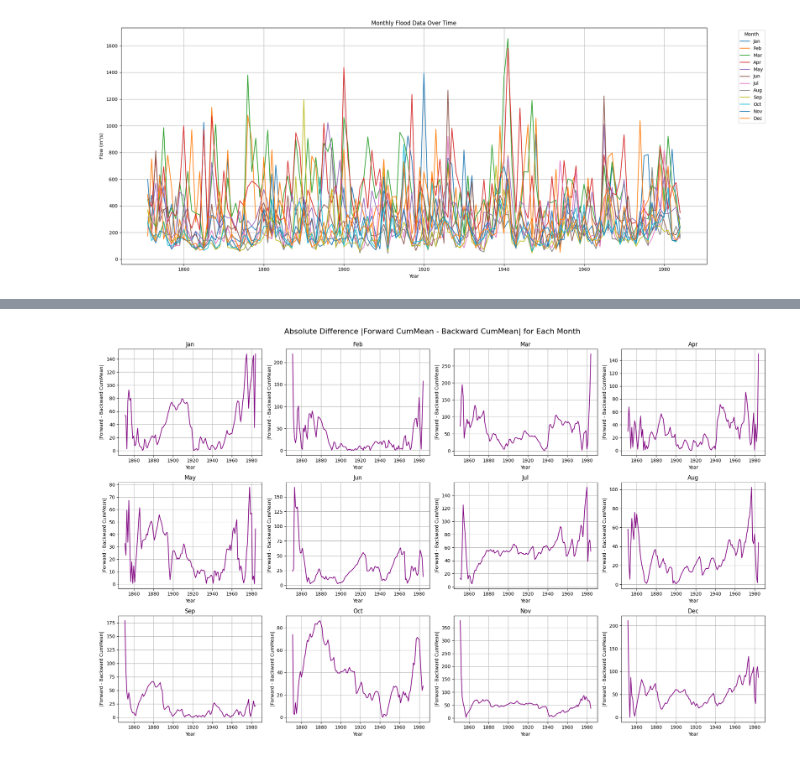
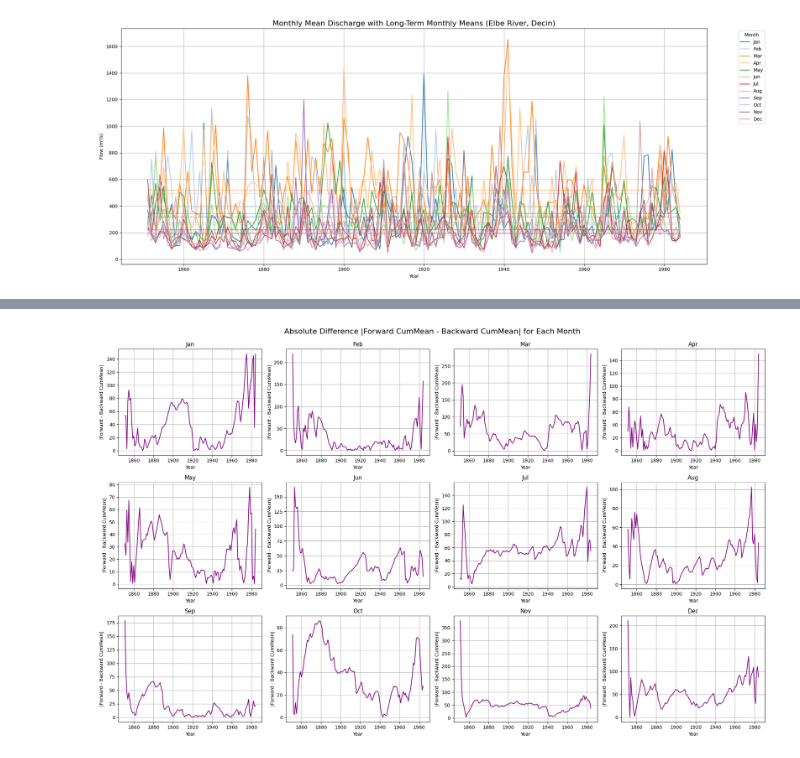
Before and after one commit to Shinyhunter95/Project-6070, a Jupyter notebook: Project_6070.ipynb, the cells around one changed output, grey strips where cells are left out. Drawn from its saved outputs; the diff is of its cells as text; code cells hidden in the pictures.

```diff
--- a/Project_6070.ipynb
+++ b/Project_6070.ipynb
@@ -84,20 +43,0 @@ seasonal_data = seasonal_data.iloc[1:]
-# %%
-import matplotlib.pyplot as plt
-
-fig, axes = plt.subplots(2, 2, figsize=(16, 10))
-axes = axes.flatten()
-
-for idx, season in enumerate(seasons.keys()):
-    axes[idx].plot(seasonal_data["Year"], seasonal_data[season], linestyle='-', color='purple')
-    axes[idx].set_title(season)
-    axes[idx].set_xlabel("Year")
-    axes[idx].set_ylabel("Flow (m³/s)")
-    axes[idx].grid(True)
-
-    # Tick every 20 years
-    axes[idx].set_xticks(range(seasonal_data["Year"].iloc[0], seasonal_data["Year"].iloc[-1]+1, 20))
-    axes[idx].tick_params(axis='x', rotation=45)
-
-plt.tight_layout()
-plt.suptitle("Seasonal Average Flood Data Over Time", fontsize=16, y=1.02)
-plt.show()
@@ -106,25 +100,29 @@ plt.show()
 # %%
+import matplotlib.pyplot as plt
+import matplotlib.cm as cm
+
+# Color palette with 12 distinct colors
+colors = cm.tab20.colors  # plenty for 12 months
+
 plt.figure(figsize=(20, 8))
 
-for month in months:
-    plt.plot(
-        df["Year"],
-        df[month],
-        linestyle='-',
-        label=month)
+for idx, month in enumerate(months):
+    # Plot monthly discharge
+    plt.plot(df["Year"], df[month], color=colors[idx], linewidth=1.5, label=month)
 
-plt.title("Monthly Flood Data Over Time")
+    # Long-term monthly mean as dashed line
+    plt.hlines(avg[idx], df["Year"].min(), df["Year"].max(),
+               colors=colors[idx], linestyles='--', linewidth=1)
+
+# Titles and labels
+plt.title("Monthly Mean Discharge with Long-Term Monthly Means (Elbe River, Decin)", fontsize=16)
 plt.xlabel("Year")
 plt.ylabel("Flow (m³/s)")
 plt.grid(True)
 
-# Legend outside the plot
-plt.legend(
-    title="Month",
-    bbox_to_anchor=(1.05, 1),
-    loc="upper left")
-
+# Legend outside plot
+plt.legend(title="Month", bbox_to_anchor=(1.05, 1), loc="upper left")
 plt.tight_layout()
 plt.show()
 # %% [output]
-[figure, old version]
+[figure, new version]
```
Also changed, not shown: parts of 7 cells of this notebook.
